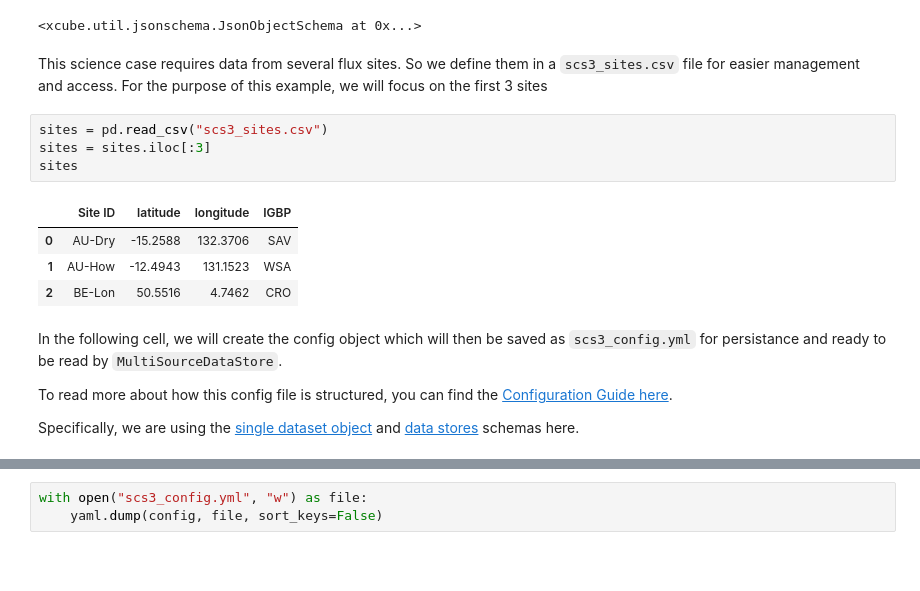
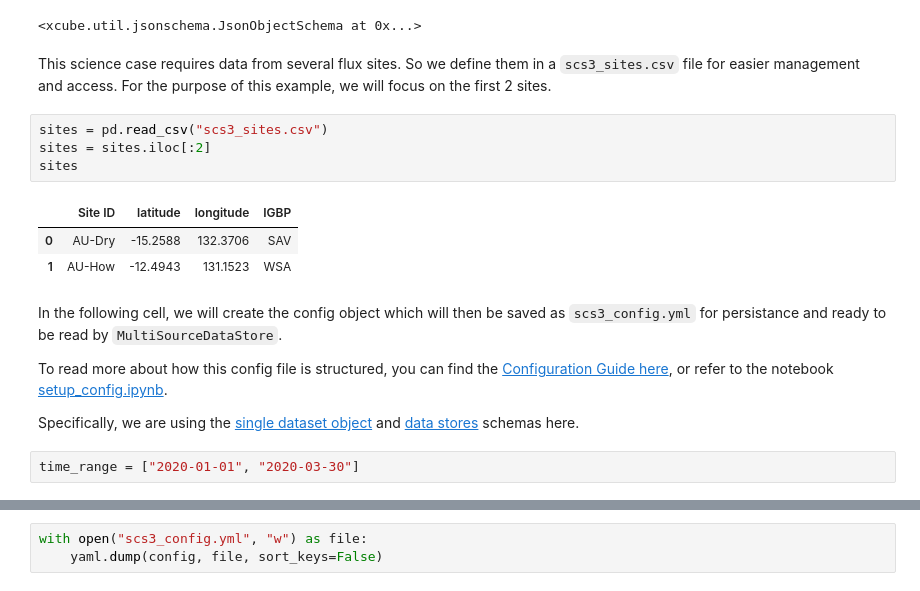
Before and after one commit to xcube-dev/xcube-multistore, a Jupyter notebook: examples/example3/scs3_xcube_multistore.ipynb, the cells around one changed output, grey strips where cells are left out. Saved outputs shown, nothing was run; the diff lists cells and outputs as text; blank space fills up the shorter version.

```diff
--- a/examples/example3/scs3_xcube_multistore.ipynb
+++ b/examples/example3/scs3_xcube_multistore.ipynb
@@ -54,22 +50,23 @@ MultiSourceDataStore.get_config_schema()
 # %% [output]
 <xcube.util.jsonschema.JsonObjectSchema at 0x...>
 # %% [markdown]
-This science case requires data from several flux sites. So we define them in a `scs3_sites.csv` file for easier management and access. For the purpose of this example, we will focus on the first 3 sites
+This science case requires data from several flux sites. So we define them in a `scs3_sites.csv` file for easier management and access. For the purpose of this example, we will focus on the first 2 sites.
 # %%
 sites = pd.read_csv("scs3_sites.csv")
-sites = sites.iloc[:3]
+sites = sites.iloc[:2]
 sites
 # %% [output]
 |  | Site ID | latitude | longitude | IGBP |
 | 0 | AU-Dry | -15.2588 | 132.3706 | SAV |
 | 1 | AU-How | -12.4943 | 131.1523 | WSA |
-| 2 | BE-Lon | 50.5516 | 4.7462 | CRO |
 # %% [markdown]
 In the following cell, we will create the config object which will then be saved as `scs3_config.yml` for persistance and ready to be read by `MultiSourceDataStore`.
 
-To read more about how this config file is structured, you can find the [Configuration Guide here](https://xcube-dev.github.io/xcube-multistore/config/).
+To read more about how this config file is structured, you can find the [Configuration Guide here](https://xcube-dev.github.io/xcube-multistore/config/), or refer to the notebook [setup_config.ipynb](../setup_config.ipynb).
 
 Specifically, we are using the [single dataset object](https://xcube-dev.github.io/xcube-multistore/config/#single-dataset-object) and [data stores](https://xcube-dev.github.io/xcube-multistore/config/#store-object) schemas here.
+# %%
+time_range = ["2020-01-01", "2020-03-30"]
 # %%
 config = dict(datasets=[])
 for index, site in sites.iterrows():
```
Also changed, not shown: parts of 20 cells of this notebook, 9 other files.
